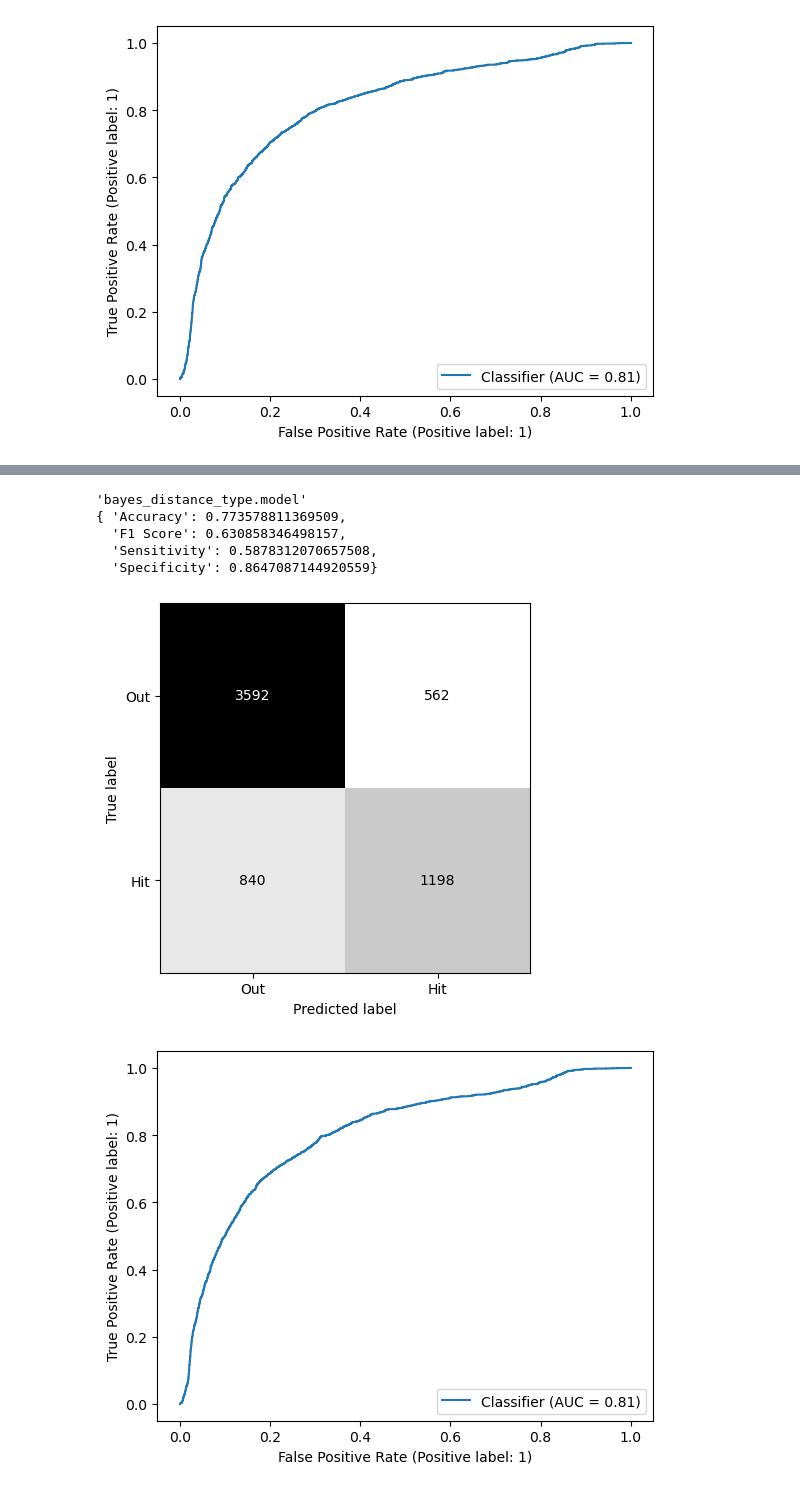
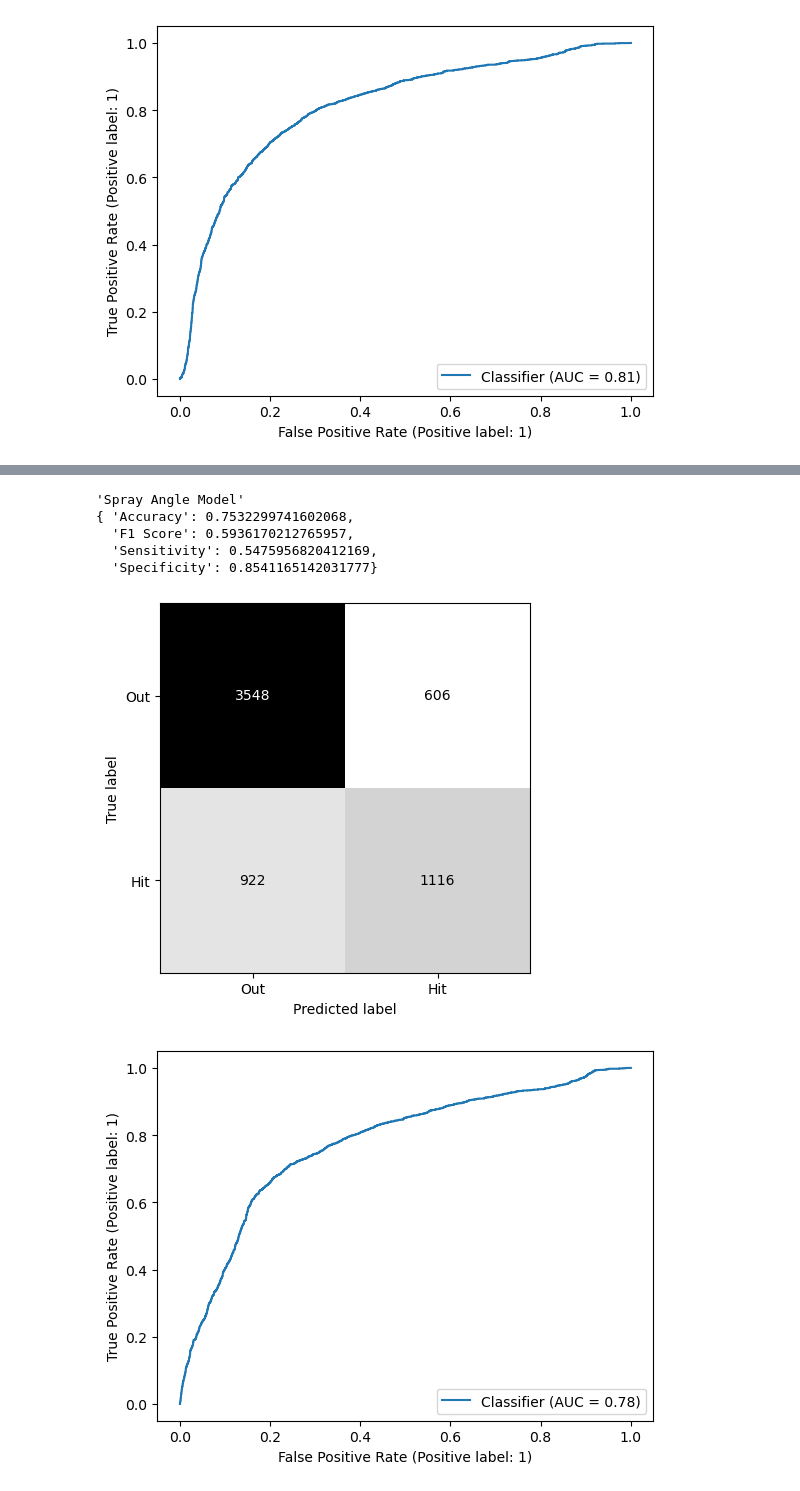
Before and after one commit to mattbbernstein/bayes-hit-probability, a Jupyter notebook: Modelling.ipynb, the cells around one changed output, grey strips where cells are left out. Drawn from its saved outputs; the diff is of its cells as text; code cells hidden in the pictures.

Commit message:
Updated modelling notebook

```diff
--- a/Modelling.ipynb
+++ b/Modelling.ipynb
@@ -194,7 +194,7 @@ def model_accuracy_viz(model, results, test_data, model_name = None, disp = True
         RocCurveDisplay.from_predictions(y_test, predictions);
     return {
         "cm": cm,
-        "roc": (fpr, tpr, auc)
+        "roc": (fpr, tpr, auc),
         "scores": acc_scores
     }
 # %%
@@ -290,14 +214,10 @@ pp.pprint(cm_scores(y_test, np.round(bayes_pred2)))
-# %%
-bayes_pred2 = bayes_results2.posterior["is_hit_mean"].values.mean(0).mean(0)
-ConfusionMatrixDisplay.from_predictions(y_test, np.round(bayes_pred2), display_labels=["Out", "Hit"], colorbar=False, cmap="binary");
-RocCurveDisplay.from_predictions(y_test, bayes_pred2);
-pp.pprint(selected_model["file_name"])
-pp.pprint(cm_scores(y_test, np.round(bayes_pred2)))
-# %% [output]
-'bayes_distance_type.model'
-{ 'Accuracy': 0.773578811369509,
-  'F1 Score': 0.630858346498157,
-  'Sensitivity': 0.5878312070657508,
-  'Specificity': 0.8647087144920559}
-[figure, removed]
-[figure, removed]
+# %%
+sa_eval = model_accuracy_viz(sa_model, sa_results, X_test, model_name = "Spray Angle Model")
+# %% [output]
+'Spray Angle Model'
+{ 'Accuracy': 0.7532299741602068,
+  'F1 Score': 0.5936170212765957,
+  'Sensitivity': 0.5475956820412169,
+  'Specificity': 0.8541165142031777}
+[figure, added]
+[figure, added]
```
Also changed, not shown: parts of 8 cells of this notebook.
